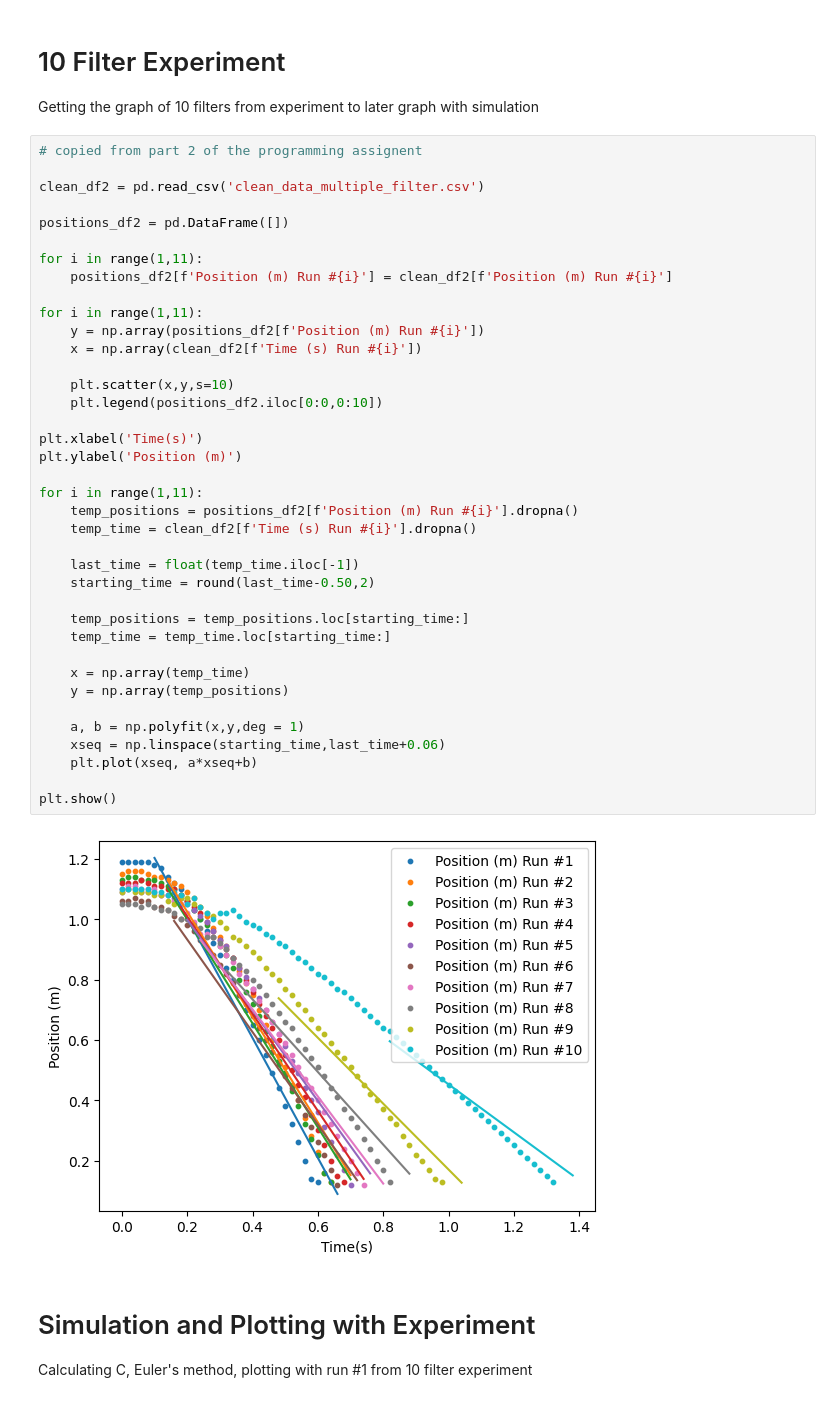
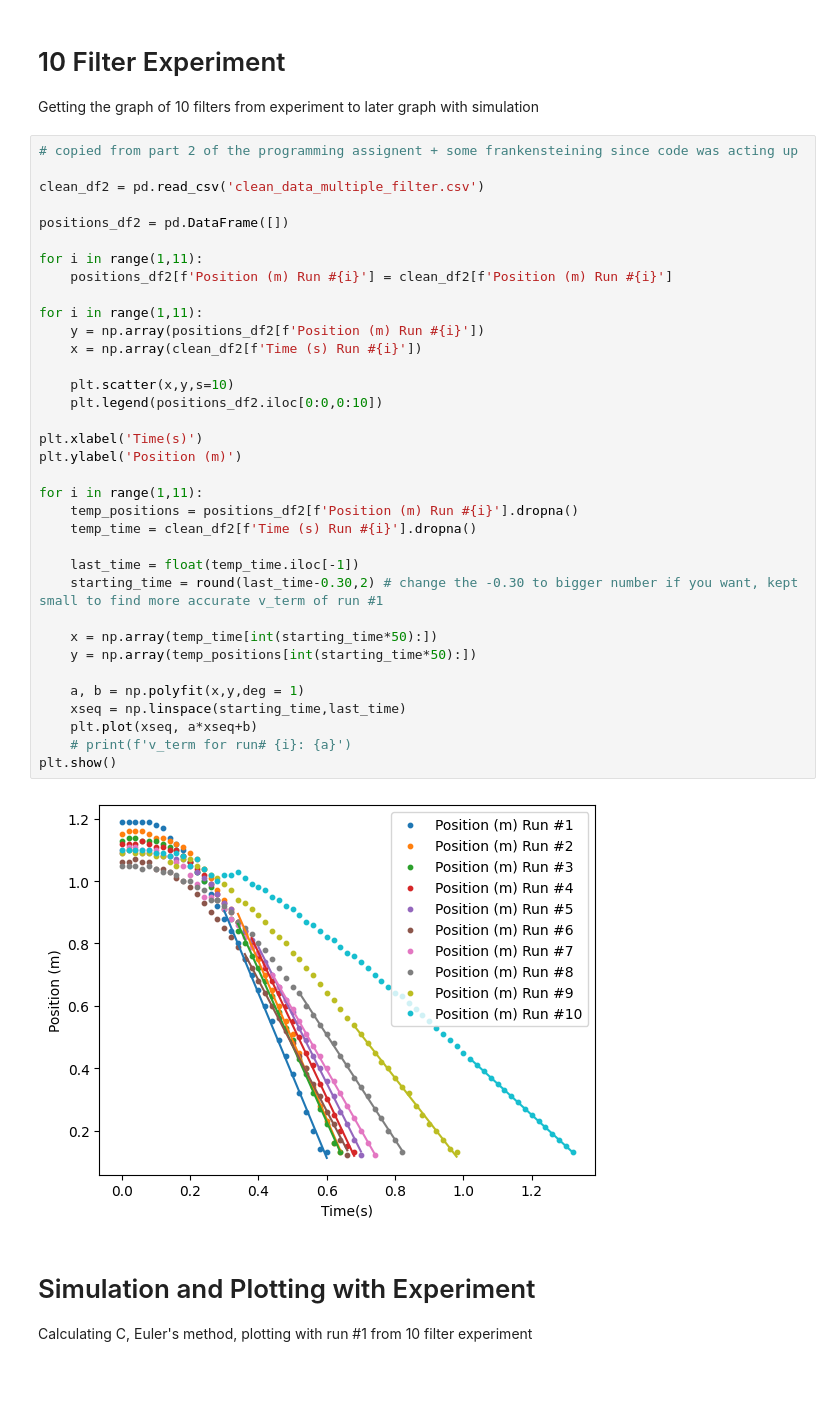
Before and after one commit to LoganHFink/SF-2, a Jupyter notebook: Assignment 1/mechanicslab.ipynb, the cells around one changed output. Drawn from its saved outputs; the diff is of its cells as text.

Commit message:
Cleaned up for lab report/made graph pngs

```diff
--- a/Assignment 1/mechanicslab.ipynb
+++ b/Assignment 1/mechanicslab.ipynb
@@ -67,45 +77,42 @@ Experimental uncertainty (max-min): 0.12823529411764767
 
 Getting the graph of 10 filters from experiment to later graph with simulation
 # %%
-# copied from part 2 of the programming assignent
+# copied from part 2 of the programming assignent + some frankensteining since code was acting up
 
 clean_df2 = pd.read_csv('clean_data_multiple_filter.csv')
 
 positions_df2 = pd.DataFrame([])
 
 for i in range(1,11):
     positions_df2[f'Position (m) Run #{i}'] = clean_df2[f'Position (m) Run #{i}']
 
 for i in range(1,11):
     y = np.array(positions_df2[f'Position (m) Run #{i}'])
     x = np.array(clean_df2[f'Time (s) Run #{i}'])
 
     plt.scatter(x,y,s=10)
     plt.legend(positions_df2.iloc[0:0,0:10])
 
 plt.xlabel('Time(s)')
 plt.ylabel('Position (m)')
 
 for i in range(1,11):
     temp_positions = positions_df2[f'Position (m) Run #{i}'].dropna()
     temp_time = clean_df2[f'Time (s) Run #{i}'].dropna()
 
     last_time = float(temp_time.iloc[-1])
-    starting_time = round(last_time-0.50,2)
+    starting_time = round(last_time-0.30,2) # change the -0.30 to bigger number if you want, kept small to find more accurate v_term of run #1
 
-    temp_positions = temp_positions.loc[starting_time:]
-    temp_time = temp_time.loc[starting_time:]
-
-    x = np.array(temp_time)
-    y = np.array(temp_positions)
+    x = np.array(temp_time[int(starting_time*50):])
+    y = np.array(temp_positions[int(starting_time*50):])
 
     a, b = np.polyfit(x,y,deg = 1)
-    xseq = np.linspace(starting_time,last_time+0.06)
+    xseq = np.linspace(starting_time,last_time)
     plt.plot(xseq, a*xseq+b)
-
+    # print(f'v_term for run# {i}: {a}')
 plt.show()
 # %% [output]
-[figure, old version]
+[figure, new version]
 # %% [markdown]
 # Simulation and Plotting with Experiment
 
```
Also changed, not shown: parts of 3 cells of this notebook, 6 other files.
